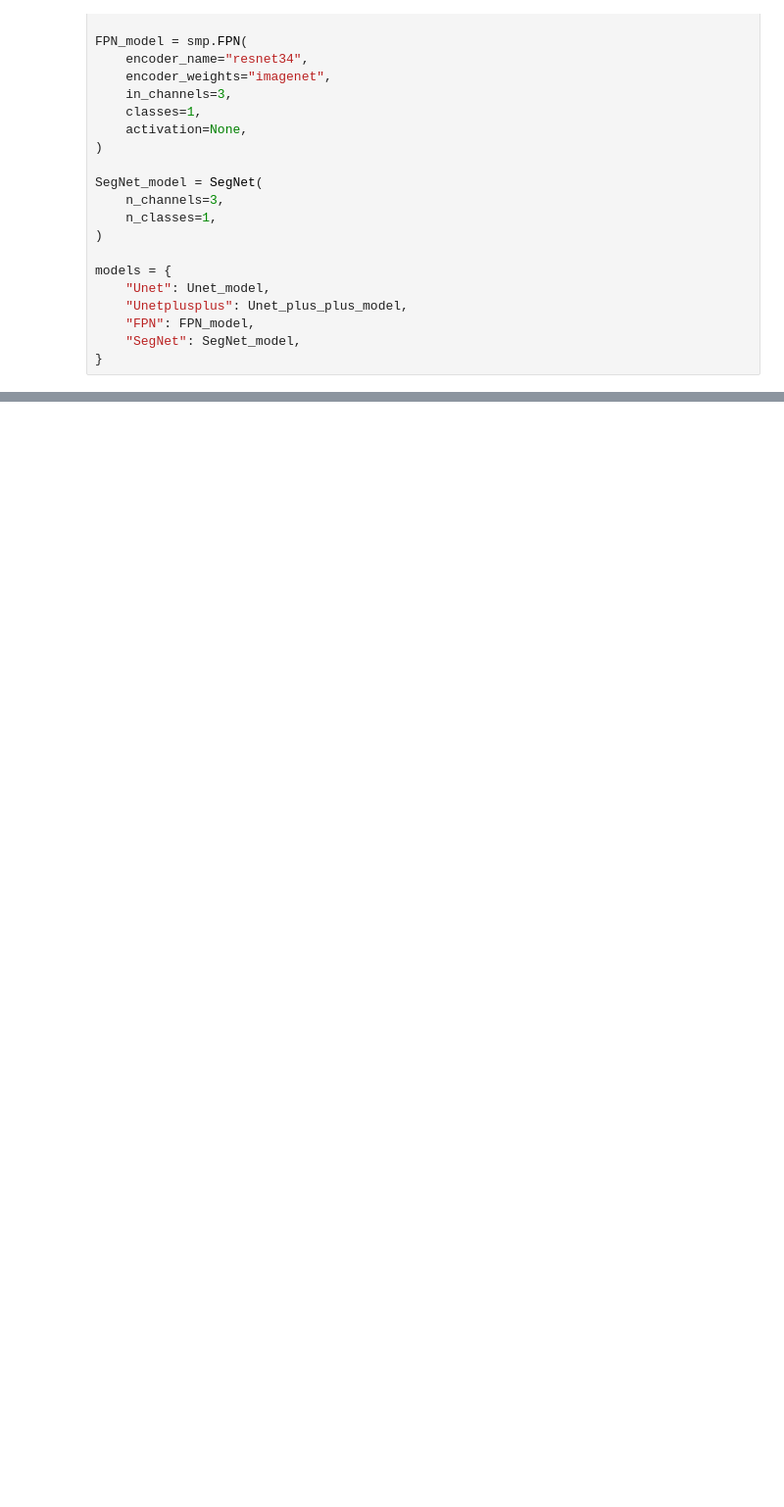
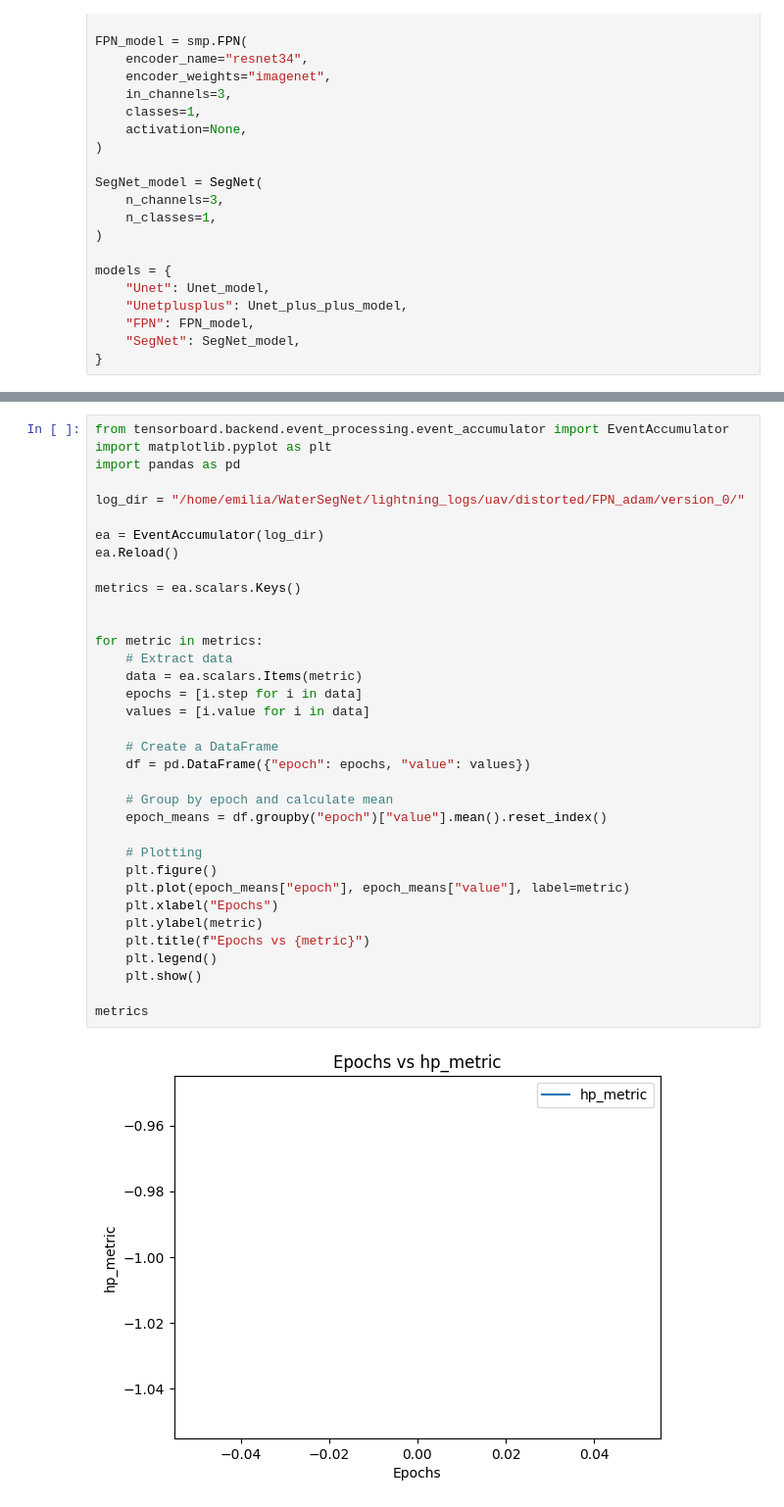
Before and after one commit to Art3miss233/WaterSegNet, a Jupyter notebook: test_models.ipynb, the cells around one changed output, grey strips where cells are left out. Shown at 98% size. Cells and saved outputs as stored; diff of their text form; blank space fills up the shorter version.

```diff
--- a/test_models.ipynb
+++ b/test_models.ipynb
@@ -157,0 +169,37 @@ Loaded model weights from checkpoint at /home/emilia/WaterSegNet/checkpoints/che
+# %%
+from tensorboard.backend.event_processing.event_accumulator import EventAccumulator
+import matplotlib.pyplot as plt
+import pandas as pd
+
+log_dir = "/home/emilia/WaterSegNet/lightning_logs/uav/distorted/FPN_adam/version_0/"
+
+ea = EventAccumulator(log_dir)
+ea.Reload()
+
+metrics = ea.scalars.Keys()
+
+
+for metric in metrics:
+    # Extract data
+    data = ea.scalars.Items(metric)
+    epochs = [i.step for i in data]
+    values = [i.value for i in data]
+
+    # Create a DataFrame
+    df = pd.DataFrame({"epoch": epochs, "value": values})
+
+    # Group by epoch and calculate mean
+    epoch_means = df.groupby("epoch")["value"].mean().reset_index()
+
+    # Plotting
+    plt.figure()
+    plt.plot(epoch_means["epoch"], epoch_means["value"], label=metric)
+    plt.xlabel("Epochs")
+    plt.ylabel(metric)
+    plt.title(f"Epochs vs {metric}")
+    plt.legend()
+    plt.show()
+
+metrics
+# %% [output]
+[figure, added]
```
Also changed, not shown: parts of 2 cells of this notebook, 3 other files.
